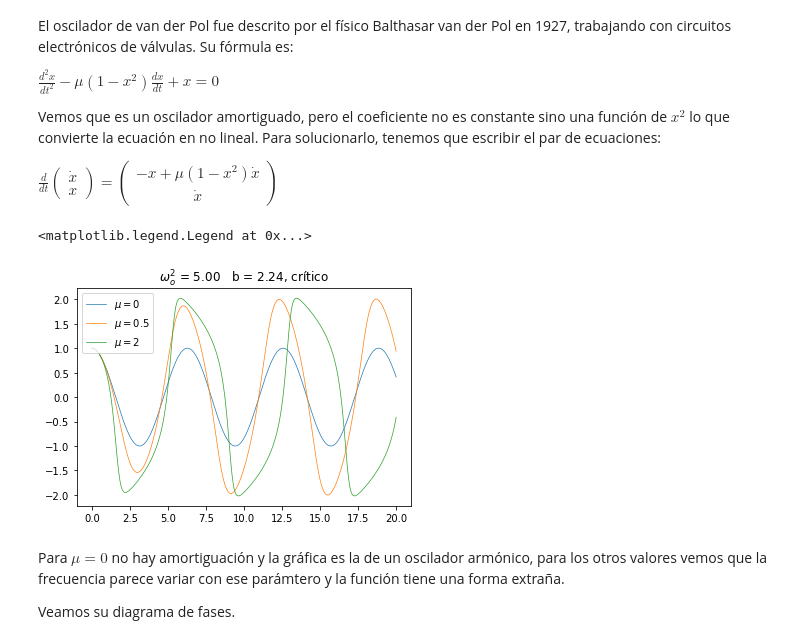
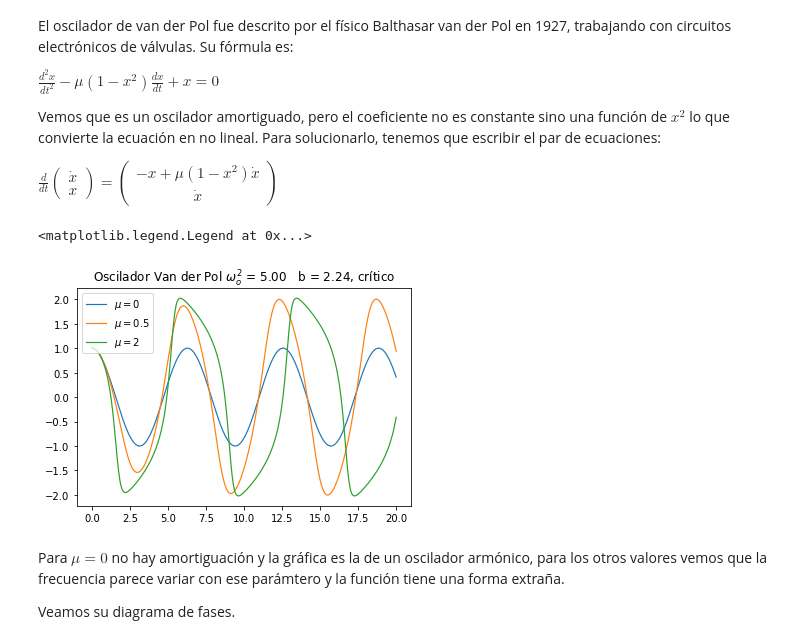
Before and after one commit to jgalgarra/PythonMatematicas, a Jupyter notebook: notebooks/05_np_ecuaciones_diferenciales.ipynb, the cells around one changed output. Drawn from its saved outputs; the diff is of its cells as text; code cells hidden in the pictures.

```diff
--- a/notebooks/05_np_ecuaciones_diferenciales.ipynb
+++ b/notebooks/05_np_ecuaciones_diferenciales.ipynb
@@ -300,20 +300,21 @@ $\frac{d}{dt}
 # %%
 # Resolución del oscilador de van der Pol
 
 def osciladorvdp(x, t, mu):
     return np.array([x[1],-x[0]+mu*(1-x[0]**2)*x[1]])
 
+
 time_vec = np.linspace(0, 20, 500)
 yinit = (1, 0)
 mus = [0,0.5,2]
 for mu in mus:
     ysol = odeint(osciladorvdp, yinit, time_vec, args=(mu,))
-    plt.title("$\omega_o^2$ = {:.2f}   b = {:.2f}, crítico".format(omega_squared,bcrit))
-    plt.plot(time_vec, ysol[:, 0], label='y',linewidth=0.7)
+    plt.title("Oscilador Van der Pol $\omega_o^2$ = {:.2f}   b = {:.2f}, crítico".format(omega_squared,bcrit))
+    plt.plot(time_vec, ysol[:, 0], label='y',linewidth=1.2)
 plt.legend([f"$\mu={m}$" for m in mus])
 # %% [output]
 <matplotlib.legend.Legend at 0x...>
-[figure, old version]
+[figure, new version]
 # %% [markdown]
 Para $\mu=0$ no hay amortiguación y la gráfica es la de un oscilador armónico, para los otros valores vemos que la frecuencia parece variar con ese parámtero y la función tiene una forma extraña.
 
```
Also changed, not shown: parts of 3 cells of this notebook.
